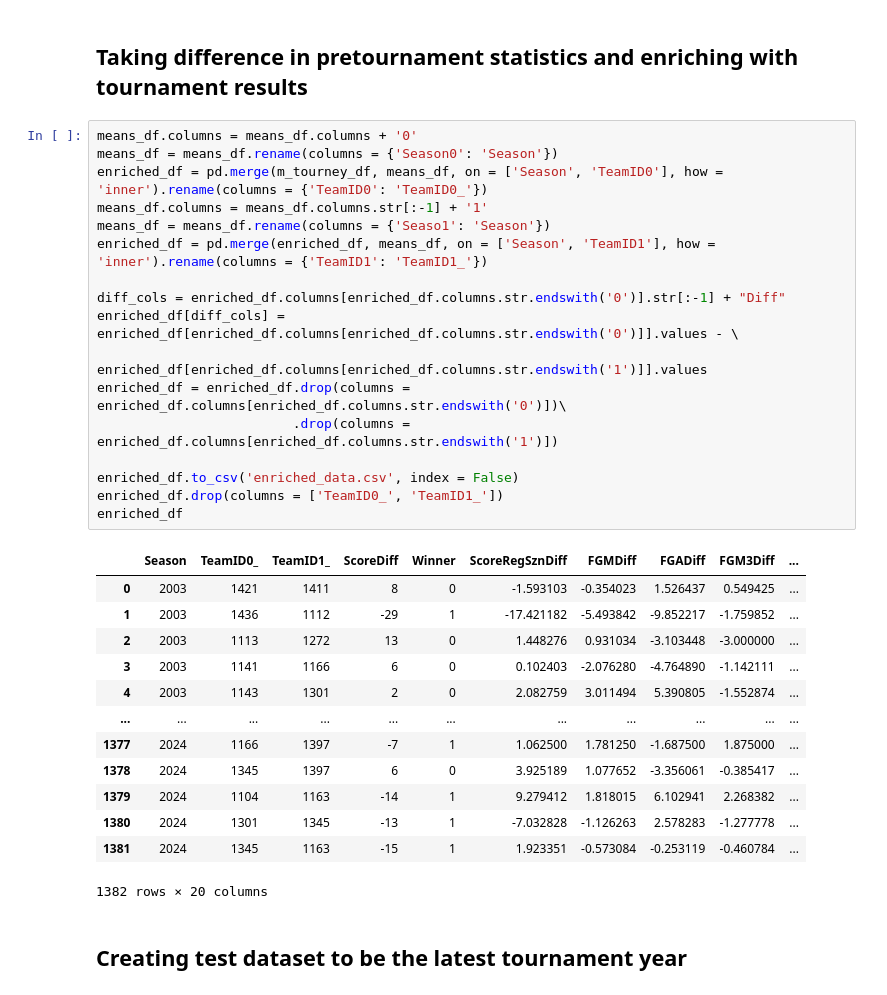
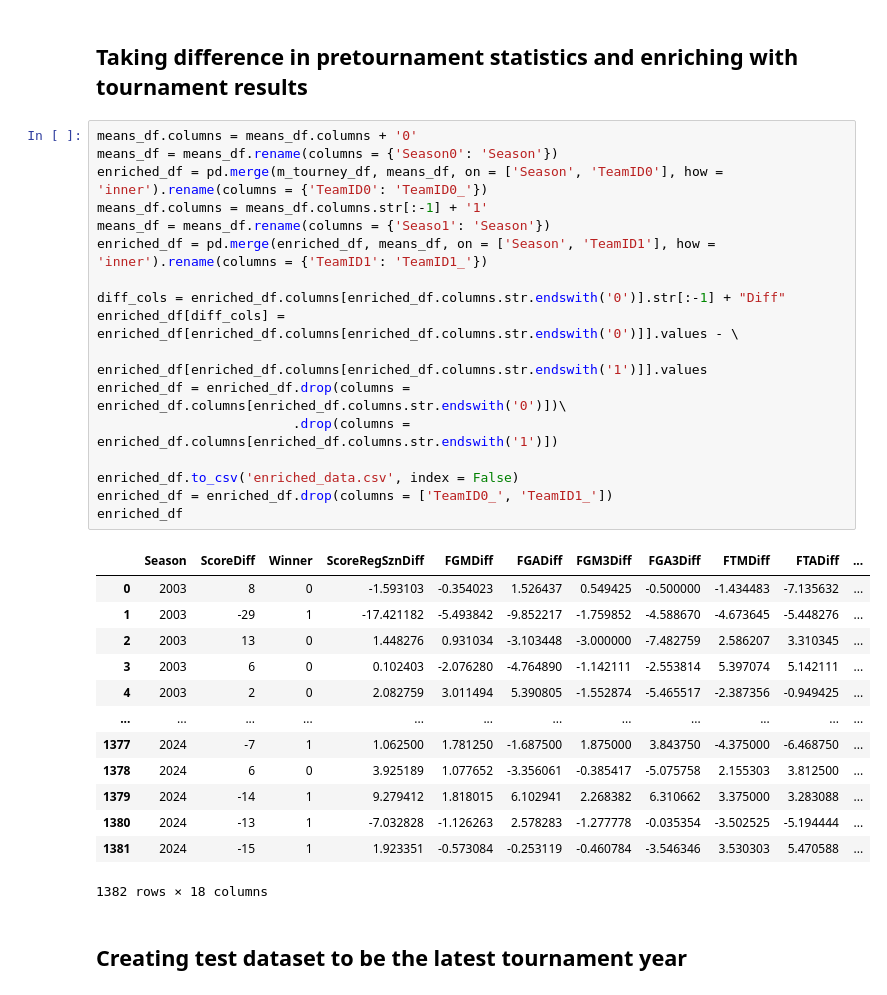
Before and after one commit to Eurcrue/data602-project, a Jupyter notebook: Part3.ipynb, the cells around one changed output. Drawn from its saved outputs; the diff is of its cells as text.

```diff
--- a/Part3.ipynb
+++ b/Part3.ipynb
@@ -104,34 +104,34 @@ m_tourney_df
 # %%
 means_df.columns = means_df.columns + '0'
 means_df = means_df.rename(columns = {'Season0': 'Season'})
 enriched_df = pd.merge(m_tourney_df, means_df, on = ['Season', 'TeamID0'], how = 'inner').rename(columns = {'TeamID0': 'TeamID0_'})
 means_df.columns = means_df.columns.str[:-1] + '1'
 means_df = means_df.rename(columns = {'Seaso1': 'Season'})
 enriched_df = pd.merge(enriched_df, means_df, on = ['Season', 'TeamID1'], how = 'inner').rename(columns = {'TeamID1': 'TeamID1_'})
 
 diff_cols = enriched_df.columns[enriched_df.columns.str.endswith('0')].str[:-1] + "Diff"
 enriched_df[diff_cols] = enriched_df[enriched_df.columns[enriched_df.columns.str.endswith('0')]].values - \
                          enriched_df[enriched_df.columns[enriched_df.columns.str.endswith('1')]].values
 enriched_df = enriched_df.drop(columns = enriched_df.columns[enriched_df.columns.str.endswith('0')])\
                          .drop(columns = enriched_df.columns[enriched_df.columns.str.endswith('1')])
 
 enriched_df.to_csv('enriched_data.csv', index = False)
-enriched_df.drop(columns = ['TeamID0_', 'TeamID1_'])
+enriched_df = enriched_df.drop(columns = ['TeamID0_', 'TeamID1_'])
 enriched_df
 # %% [output]
-|  | Season | TeamID0_ | TeamID1_ | ScoreDiff | Winner | ScoreRegSznDiff | FGMDiff | FGADiff | FGM3Diff | ... |
-| 0 | 2003 | 1421 | 1411 | 8 | 0 | -1.593103 | -0.354023 | 1.526437 | 0.549425 | ... |
-| 1 | 2003 | 1436 | 1112 | -29 | 1 | -17.421182 | -5.493842 | -9.852217 | -1.759852 | ... |
-| 2 | 2003 | 1113 | 1272 | 13 | 0 | 1.448276 | 0.931034 | -3.103448 | -3.000000 | ... |
-| 3 | 2003 | 1141 | 1166 | 6 | 0 | 0.102403 | -2.076280 | -4.764890 | -1.142111 | ... |
-| 4 | 2003 | 1143 | 1301 | 2 | 0 | 2.082759 | 3.011494 | 5.390805 | -1.552874 | ... |
-| ... | ... | ... | ... | ... | ... | ... | ... | ... | ... | ... |
-| 1377 | 2024 | 1166 | 1397 | -7 | 1 | 1.062500 | 1.781250 | -1.687500 | 1.875000 | ... |
-| 1378 | 2024 | 1345 | 1397 | 6 | 0 | 3.925189 | 1.077652 | -3.356061 | -0.385417 | ... |
-| 1379 | 2024 | 1104 | 1163 | -14 | 1 | 9.279412 | 1.818015 | 6.102941 | 2.268382 | ... |
-| 1380 | 2024 | 1301 | 1345 | -13 | 1 | -7.032828 | -1.126263 | 2.578283 | -1.277778 | ... |
-| 1381 | 2024 | 1345 | 1163 | -15 | 1 | 1.923351 | -0.573084 | -0.253119 | -0.460784 | ... |
+|  | Season | ScoreDiff | Winner | ScoreRegSznDiff | FGMDiff | FGADiff | FGM3Diff | FGA3Diff | FTMDiff | FTADiff | ... |
+| 0 | 2003 | 8 | 0 | -1.593103 | -0.354023 | 1.526437 | 0.549425 | -0.500000 | -1.434483 | -7.135632 | ... |
+| 1 | 2003 | -29 | 1 | -17.421182 | -5.493842 | -9.852217 | -1.759852 | -4.588670 | -4.673645 | -5.448276 | ... |
+| 2 | 2003 | 13 | 0 | 1.448276 | 0.931034 | -3.103448 | -3.000000 | -7.482759 | 2.586207 | 3.310345 | ... |
+| 3 | 2003 | 6 | 0 | 0.102403 | -2.076280 | -4.764890 | -1.142111 | -2.553814 | 5.397074 | 5.142111 | ... |
+| 4 | 2003 | 2 | 0 | 2.082759 | 3.011494 | 5.390805 | -1.552874 | -5.465517 | -2.387356 | -0.949425 | ... |
+| ... | ... | ... | ... | ... | ... | ... | ... | ... | ... | ... | ... |
+| 1377 | 2024 | -7 | 1 | 1.062500 | 1.781250 | -1.687500 | 1.875000 | 3.843750 | -4.375000 | -6.468750 | ... |
+| 1378 | 2024 | 6 | 0 | 3.925189 | 1.077652 | -3.356061 | -0.385417 | -5.075758 | 2.155303 | 3.812500 | ... |
+| 1379 | 2024 | -14 | 1 | 9.279412 | 1.818015 | 6.102941 | 2.268382 | 6.310662 | 3.375000 | 3.283088 | ... |
+| 1380 | 2024 | -13 | 1 | -7.032828 | -1.126263 | 2.578283 | -1.277778 | -0.035354 | -3.502525 | -5.194444 | ... |
+| 1381 | 2024 | -15 | 1 | 1.923351 | -0.573084 | -0.253119 | -0.460784 | -3.546346 | 3.530303 | 5.470588 | ... |
-1382 rows × 20 columns
+1382 rows × 18 columns
 # %% [markdown]
 ## Creating test dataset to be the latest tournament year
 # %%
```
Also changed, not shown: parts of 2 cells of this notebook, 1 other file.
